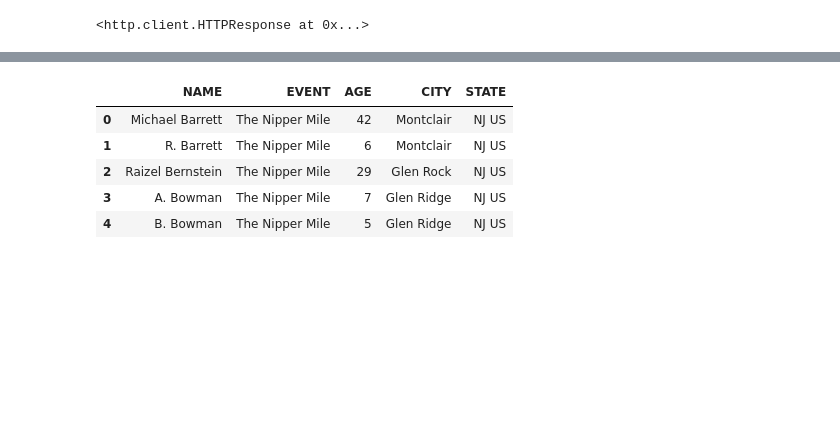
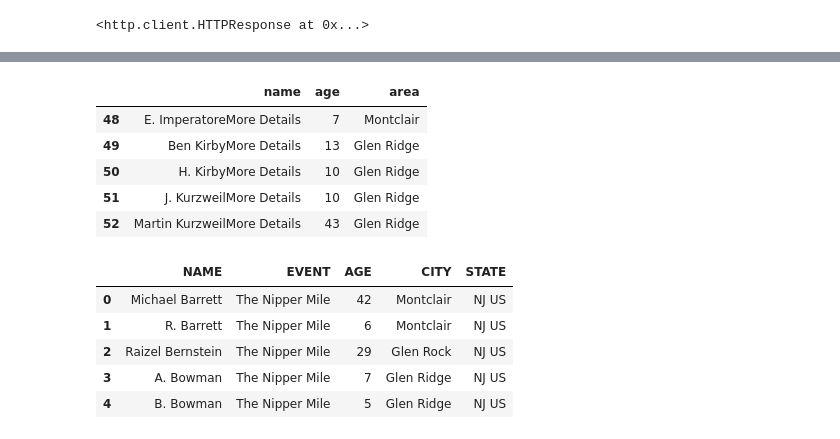
Before and after one commit to MarcBernstein0/raizel-practice-questions, a Jupyter notebook: notebook/nippermile_beautifulsoup.ipynb, the cells around one changed output, grey strips where cells are left out. Drawn from its saved outputs; the diff is of its cells as text; code cells hidden in the pictures; blank space fills up the shorter version.

```diff
--- a/notebook/nippermile_beautifulsoup.ipynb
+++ b/notebook/nippermile_beautifulsoup.ipynb
@@ -175,3 +169,19 @@ df1.head(10)
+# %%
+df = df1[[1, 3, 4]].rename(columns={1:'name',3:'age',4:'area'})
+# %%
+df['name'].dtypes
+# [3].str.replace({'\t':'','\n':''})
+df['name'] = df['name'].str.replace('\t','')
+df['name'] = df['name'].str.replace('\n','')
+# %%
+df.tail()
+# %% [output]
+|  | name | age | area |
+| 48 | E. ImperatoreMore Details | 7 | Montclair |
+| 49 | Ben KirbyMore Details | 13 | Glen Ridge |
+| 50 | H. KirbyMore Details | 10 | Glen Ridge |
+| 51 | J. KurzweilMore Details | 10 | Glen Ridge |
+| 52 | Martin KurzweilMore Details | 43 | Glen Ridge |
 # %%
 nipper = pd.read_excel('../data/nippermile.xlsx')
 # %%
```
Also changed, not shown: parts of 10 cells of this notebook.
